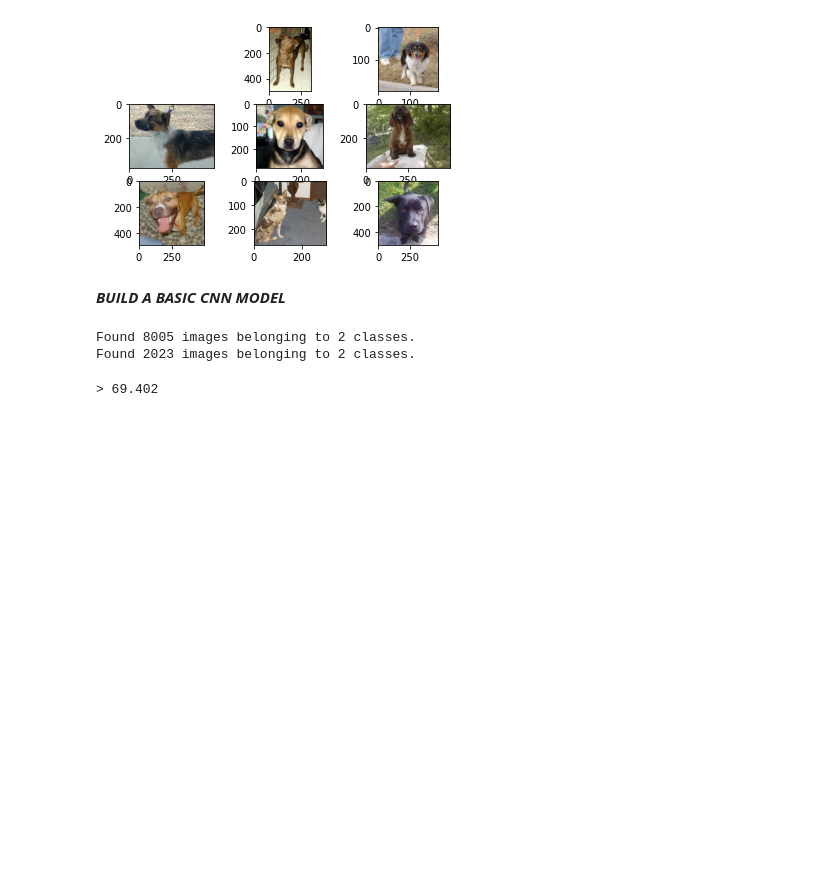
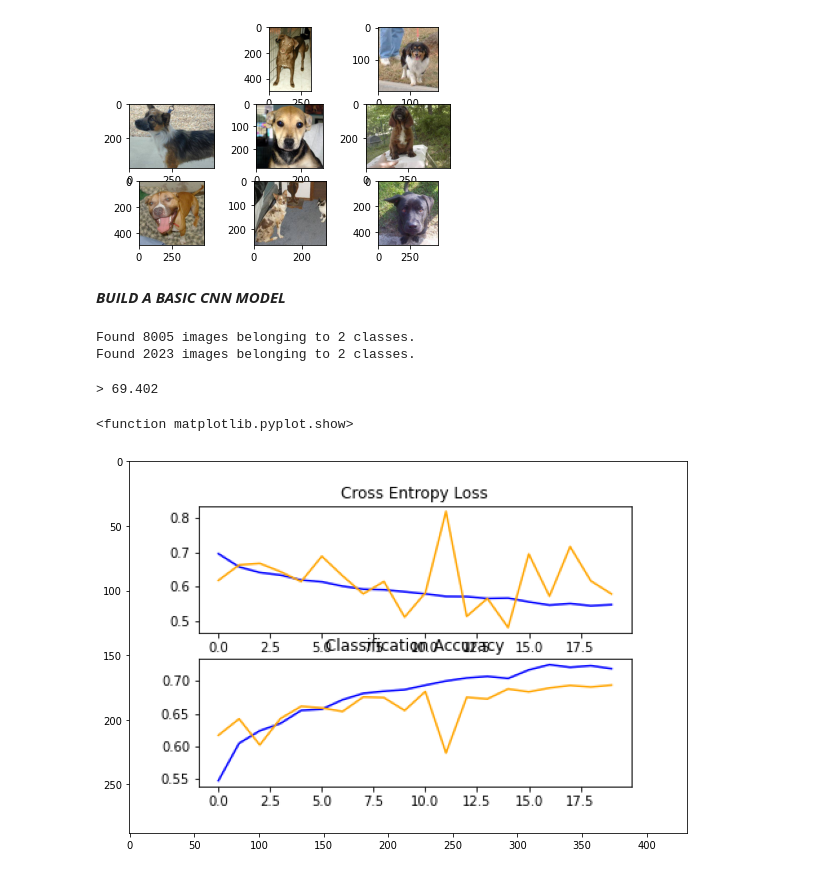
Before and after one commit to WillDera/cats_vs_dog, a Jupyter notebook: cats_and_dogs_convNet.ipynb, the cells around one changed output. Cells and saved outputs as stored; diff of their text form; code cells hidden in the pictures; blank space fills up the shorter version.

```diff
--- a/cats_and_dogs_convNet.ipynb
+++ b/cats_and_dogs_convNet.ipynb
@@ -123,3 +122,12 @@ run_test_harness()
 Found 8005 images belonging to 2 classes.
 Found 2023 images belonging to 2 classes.
 > 69.402
+# %%
+# showing our image
+pyplot.figure(figsize=(10,8))
+img = imread('ipykernel_launcher.py_plot.png')
+pyplot.imshow(img)
+pyplot.show
+# %% [output]
+<function matplotlib.pyplot.show>
+[figure, added]
```
Also changed, not shown: parts of 1 cell of this notebook.
